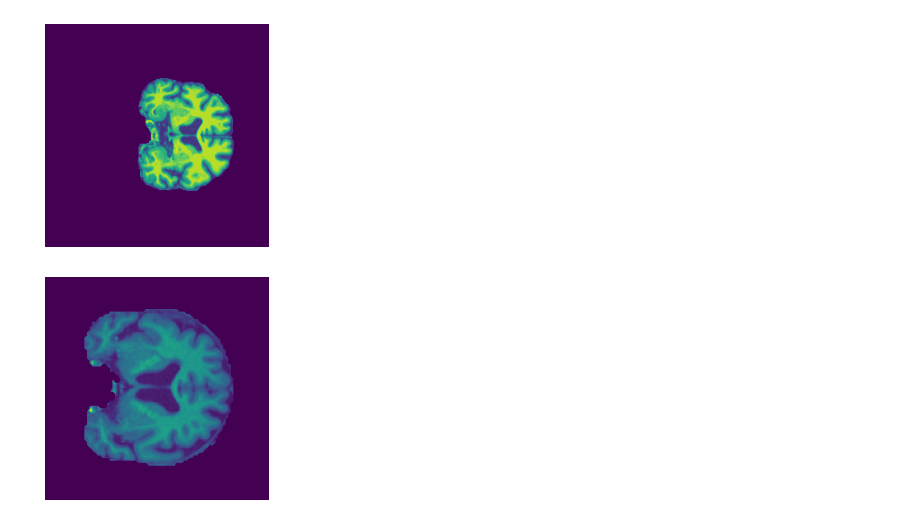
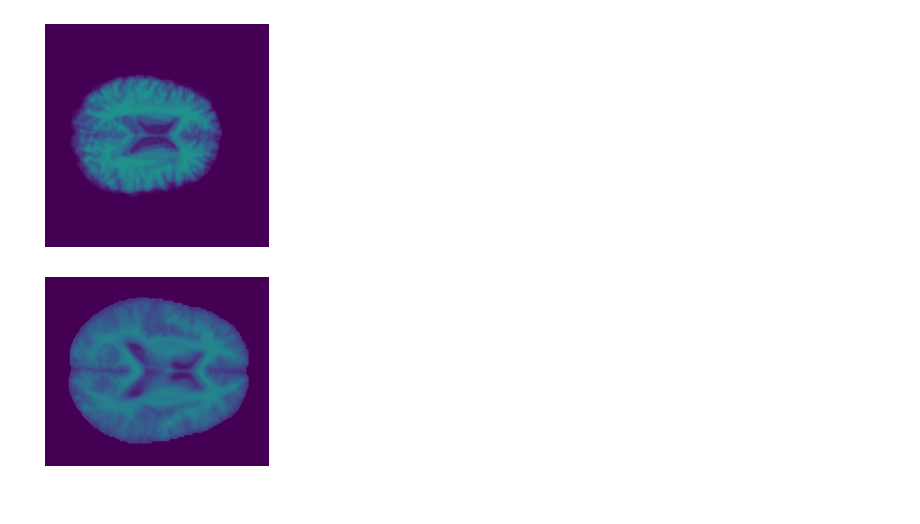
Before and after one commit to tamap94/ds-capstone-alzheimers-, a Jupyter notebook: preprocessing/getdata_ADNI.ipynb, the cells around one changed output. Cells and saved outputs as stored; diff of their text form; code cells hidden in the pictures.

```diff
--- a/preprocessing/getdata_ADNI.ipynb
+++ b/preprocessing/getdata_ADNI.ipynb
@@ -14,13 +14,13 @@ from getdata import *
 df_a= get_csvdata_ADNI()
 df_o= get_csvdata(drop_young=False, drop_contradictions=False)
 # %%
-img_a = get_slices_ADNI(df_a["ID"][:1], N=0, dim=1, normalize=True, m=128)
+img_a = get_slices_ADNI(df_a["ID"][:10], N=0, dim=2, normalize=True, m=90)
 from EDA.EDA_functions import *
-img_mean(img_a)
+img_mean(img_a, vmax=1)
 # %% [output]
-[figure, old version]
+[figure, new version]
 # %%
-img_o = get_slices(df_o["ID"][:1], N=0, dim=1, normalize=True, m=128)
-img_mean(img_o)
+img_o = get_slices(df_o["ID"][:10], N=0, dim=2, normalize=True, m=90)
+img_mean(img_o, vmax=1)
 # %% [output]
-[figure, old version]
+[figure, new version]
```
Also changed, not shown: 1 other file.
